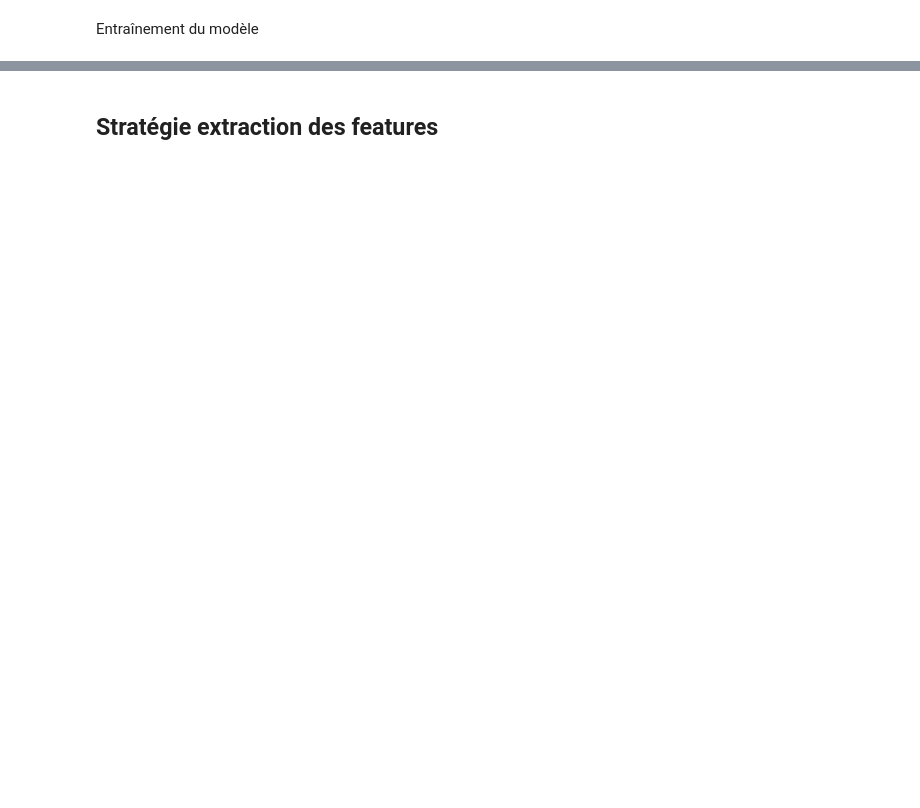
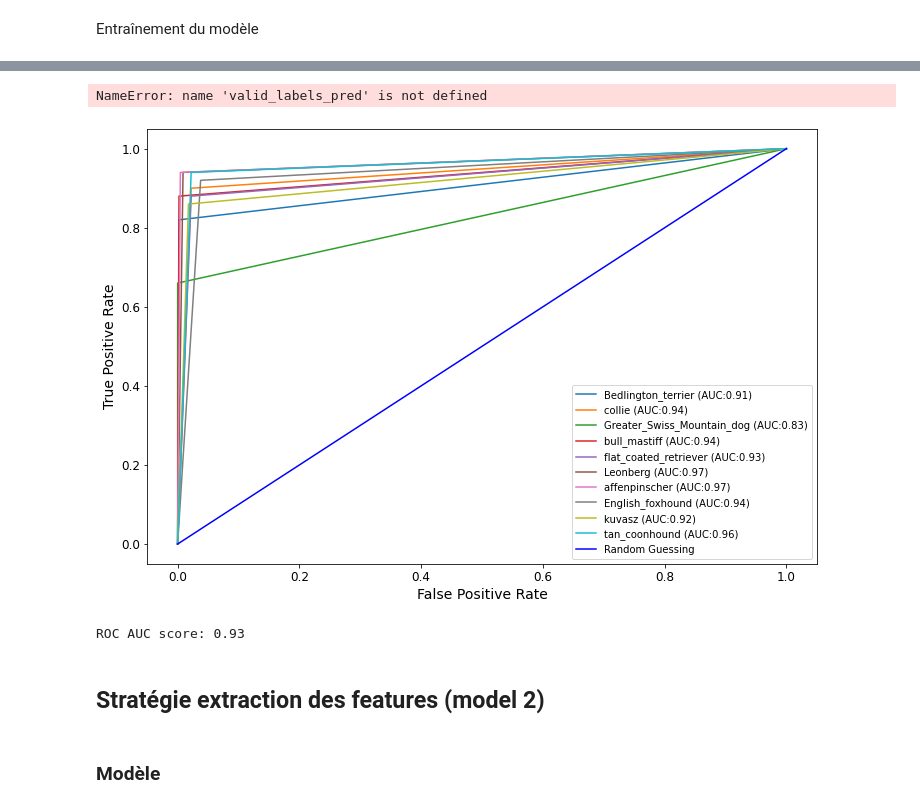
Before and after one commit to fedecabre/P6_Classez_des_images, a Jupyter notebook: notebooks/P6_01_notebook.ipynb, the cells around one changed output, grey strips where cells are left out. Saved outputs shown, nothing was run; the diff lists cells and outputs as text; code cells hidden in the pictures; blank space fills up the shorter version.

```diff
--- a/notebooks/P6_01_notebook.ipynb
+++ b/notebooks/P6_01_notebook.ipynb
@@ -343,5 +540,24 @@ plot_accuracy(model_info,acc_max=7)
+# %%
+
+
+print('ROC AUC score:', multiclass_roc_auc_score(valid_labels, valid_labels_pred, dog_race_dict.keys()))
+# %% [output]
+NameError: name 'valid_labels_pred' is not defined
+# %%
+print('ROC AUC score:',
+multiclass_roc_auc_score(new_model,
+                         valid_dataset,
+                         valid_labels,
+                         dog_race_dict.keys(),
+                         average="macro")
+     )
+# %% [output]
+[figure, added]
+ROC AUC score: 0.93
 # %% [markdown]
-## Stratégie extraction des features
+## Stratégie extraction des features (model 2)
+# %% [markdown]
+### Modèle
 # %%
 from keras.applications.vgg16 import VGG16
 from keras.layers import Dense, Flatten
```
Also changed, not shown: parts of 38 cells of this notebook.
